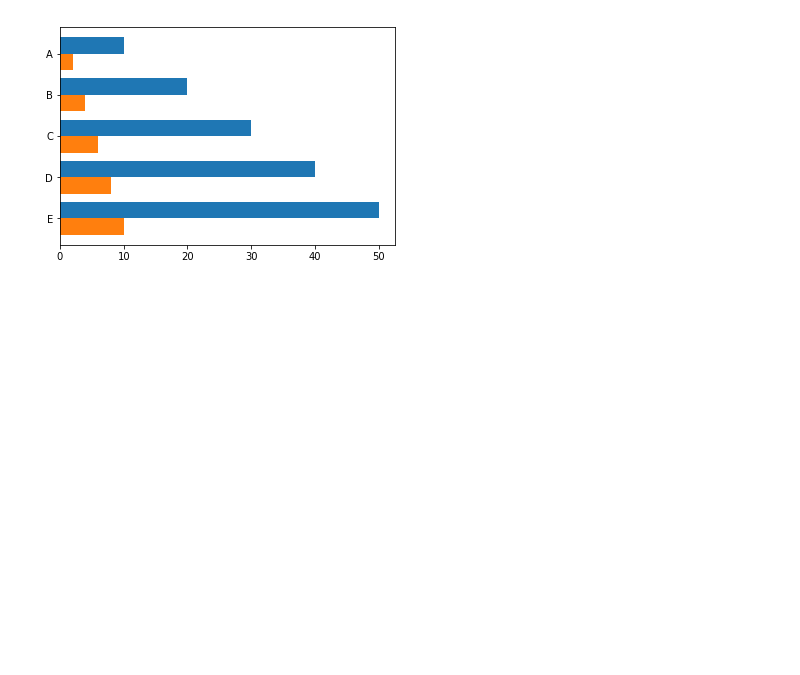
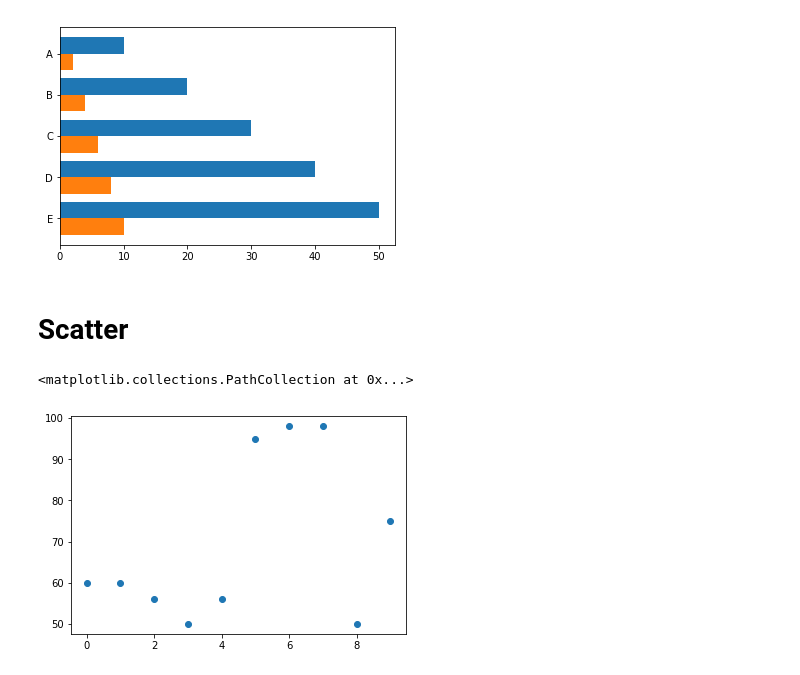
Before and after one commit to yusukeh0710/notebook, a Jupyter notebook: matplotlib.ipynb, the cells around one changed output. Cells and saved outputs as stored; diff of their text form; code cells hidden in the pictures; blank space fills up the shorter version.

Commit message:
matplotlib: add scatter graph

```diff
--- a/matplotlib.ipynb
+++ b/matplotlib.ipynb
@@ -100,3 +100,12 @@ plt.yticks(x - w/2, labels)
 plt.show()
 # %% [output]
 [figure]
+# %% [markdown]
+# Scatter
+# %%
+x = np.arange(10)
+y = np.random.randint(0, 100, 10)
+plt.scatter(x, y)
+# %% [output]
+<matplotlib.collections.PathCollection at 0x...>
+[figure, added]
```
Also changed, not shown: parts of 6 cells of this notebook.
